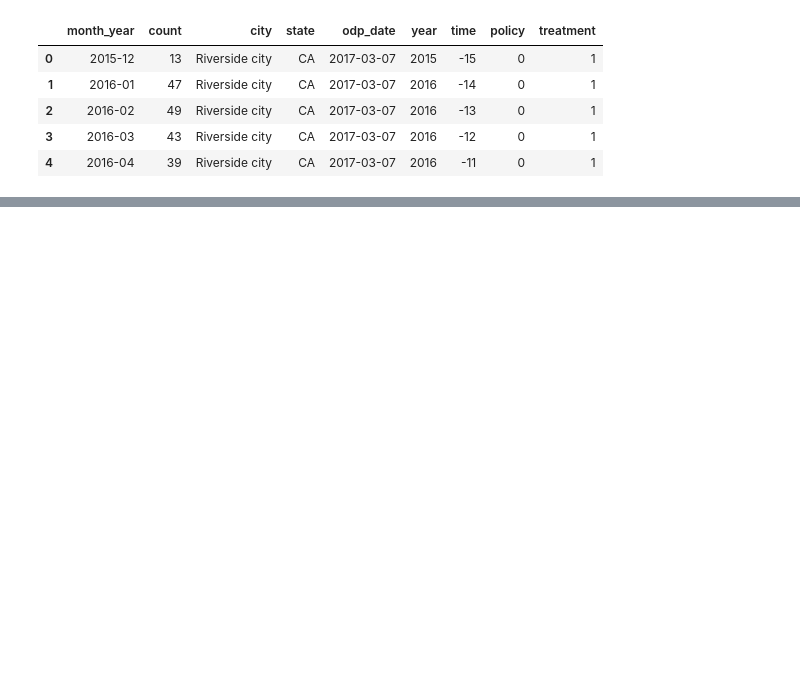
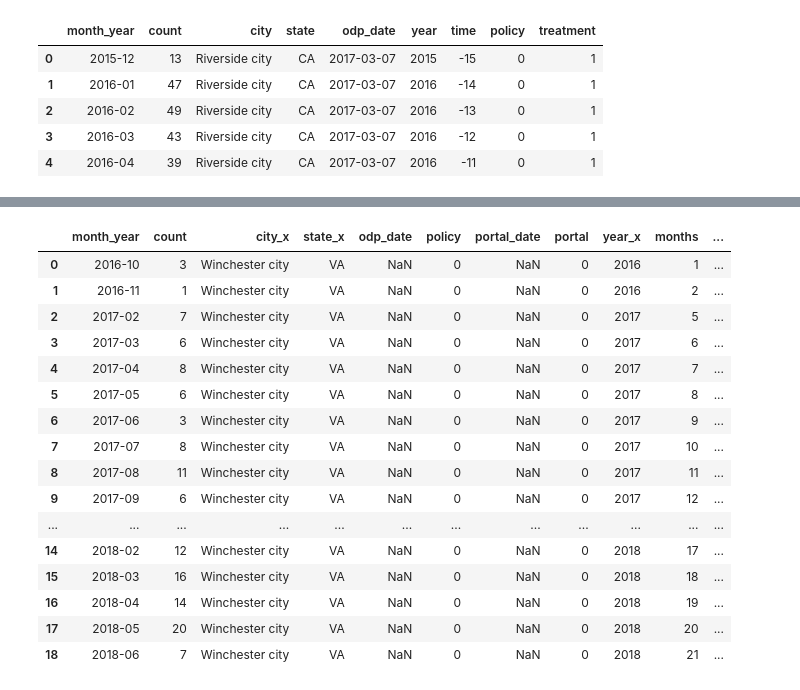
Before and after one commit to alenastern/Sunlight_FOIA, a Jupyter notebook: src/data/Data_Cleaning.ipynb, the cells around one changed output, grey strips where cells are left out. Saved outputs shown, nothing was run; the diff lists cells and outputs as text; code cells hidden in the pictures; blank space fills up the shorter version.

Commit message:
progress towards data clean

```diff
--- a/src/data/Data_Cleaning.ipynb
+++ b/src/data/Data_Cleaning.ipynb
@@ -51,20 +71,31 @@ md = {"Riverside city" : {
 	}}
 # %%
+data = pd.DataFrame(columns = ['month_year', 'count', 'city', 'state', 'odp_date', 'policy', 'portal_date', 'portal',
+                              'year', 'months', '2015', '2016', '2017', '2018'])
 for key, value in md.items():
-    city = re.findall(r'([^\s]+)', key)[0]
+    city = value['name']
     filepath = '/Users/alenastern/Google Drive File Stream/My Drive/Alena_Project/PR_Data/{}.csv'.format(city)
     try:
         df = pd.read_csv(filepath)
     except:
-        pass
-    print(df.columns)
+        try:
+            df = pd.read_csv(filepath, encoding='mac_roman')
+        except:
+            try:
+                df = pd.read_csv(filepath, engine = 'python')
+            except:
+                continue
+    print(key)
     df['Create Date'] = pd.to_datetime(df['Create Date'])
     df['month_year'] = df['Create Date'].dt.to_period('M')
     month_count = df.groupby('month_year').count()
     month_count.rename(index=str, columns={"Create Date": "count"}, inplace = True)
     month_count.reset_index(inplace=True)
-    print(month_count.head())
+
+
     mc = month_count[['month_year', 'count']]
+    #remove July data
+    mc = mc[(mc['month_year'] != '07-2018') & (mc['month_year'] != '2018-07') ]
     mc['city'] = key
     mc['state'] = value['state']
     if value['odp'] == "Y":
@@ -87,11 +118,17 @@ for key, value in md.items():
 
     first_month = min(df['month_year'])
 
+    #remove first month of data
+    mc = mc[mc['month_year'] != str(first_month)]
+
     mc['months'] = ((pd.to_datetime(mc['month_year']).dt.year - first_month.year) * 12 +
             pd.to_datetime(mc['month_year']).dt.month - first_month.month)
+
 
     mc['2015'] = np.where(mc['year']== 2015, 1, 0)
     mc['2016'] = np.where(mc['year']== 2016, 1, 0)
     mc['2017'] = np.where(mc['year']== 2017, 1, 0)
     mc['2018'] = np.where(mc['year']== 2018, 1, 0)
+
+    data = pd.concat([data, mc])
 # %% [output]
@@ -178,6 +217,7 @@ cd.head()
 # %%
-mc['city_state'] = mc['city'] + mc['state']
+data['city_state'] = data['city'] + data['state']
 cd['city_state'] = cd['city'] + cd['state_code']
-mc_mg = mc.merge(cd, how ='left', on = 'city_state')
+cd_mg = data.merge(cd, how ='left', on = 'city_state')
+cd_mg.rename(index=str, columns={'city_x': 'city'}, inplace = True)
 # %%
-mc_mg = mc_mg.merge(cities, how= 'left', left_on = 'city_x', right_on = 'city')
+mc_mg = cd_mg.merge(cities, how= 'left', on = 'city')
@@ -216,7 +276,7 @@ mc_mg['dem'] = np.where((mc_mg['Pol_Lean_State']== 'Lean Democrat') | (mc_mg['Po
 # %%
 # create interaction effect variables
 
-mc_mg['pop_treat'] = mc_mg['treatulation'] * mc_mg['policy']
+mc_mg['pop_treat'] = mc_mg['population'] * mc_mg['policy']
 mc_mg['age_treat'] = mc_mg['median_age'] * mc_mg['policy']
 mc_mg['rent_treat'] = mc_mg['median_gross_rent'] * mc_mg['policy']
 mc_mg['income_treat'] = mc_mg['median_income'] * mc_mg['policy']
@@ -233,7 +293,7 @@ mc_mg['mayor_treat'] = mc_mg['mayor_council'] * mc_mg['policy']
 mc_mg['manager_treat'] = mc_mg['council_manager'] * mc_mg['policy']
 mc_mg['dem_treat'] = mc_mg['dem'] * mc_mg['policy']
 mc_mg['rep_treat'] = mc_mg['rep'] * mc_mg['policy']
-mc_mg['time_treat'] = mc_mg['time'] * mc_mg['policy']
+mc_mg['time_treat'] = mc_mg['months'] * mc_mg['policy']
 # %%
 riverside = mc_mg[['month_year', 'count', 'city', 'state_x', 'time', 'policy', 'treatment', 'population',
                    'median_age', 'median_gross_rent', 'median_income', 'pct_25_34', 'pct_male',
@@ -241,3 +301,23 @@ riverside = mc_mg[['month_year', 'count', 'city', 'state_x', 'time', 'policy', '
                   '2016', '2017', '2018','mayor_council', 'council_manager', 'dem', 'rep']]
 # %%
 riverside.to_csv('riverside_clean.csv', index = False)
+# %%
+mc_mg[:100]
+# %% [output]
+|  | month_year | count | city_x | state_x | odp_date | policy | portal_date | portal | year_x | months | ... |
+| 0 | 2016-10 | 3 | Winchester city | VA | NaN | 0 | NaN | 0 | 2016 | 1 | ... |
+| 1 | 2016-11 | 1 | Winchester city | VA | NaN | 0 | NaN | 0 | 2016 | 2 | ... |
+| 2 | 2017-02 | 7 | Winchester city | VA | NaN | 0 | NaN | 0 | 2017 | 5 | ... |
+| 3 | 2017-03 | 6 | Winchester city | VA | NaN | 0 | NaN | 0 | 2017 | 6 | ... |
+| 4 | 2017-04 | 8 | Winchester city | VA | NaN | 0 | NaN | 0 | 2017 | 7 | ... |
+| 5 | 2017-05 | 6 | Winchester city | VA | NaN | 0 | NaN | 0 | 2017 | 8 | ... |
+| 6 | 2017-06 | 3 | Winchester city | VA | NaN | 0 | NaN | 0 | 2017 | 9 | ... |
+| 7 | 2017-07 | 8 | Winchester city | VA | NaN | 0 | NaN | 0 | 2017 | 10 | ... |
+| 8 | 2017-08 | 11 | Winchester city | VA | NaN | 0 | NaN | 0 | 2017 | 11 | ... |
+| 9 | 2017-09 | 6 | Winchester city | VA | NaN | 0 | NaN | 0 | 2017 | 12 | ... |
+| ... | ... | ... | ... | ... | ... | ... | ... | ... | ... | ... | ... |
+| 14 | 2018-02 | 12 | Winchester city | VA | NaN | 0 | NaN | 0 | 2018 | 17 | ... |
+| 15 | 2018-03 | 16 | Winchester city | VA | NaN | 0 | NaN | 0 | 2018 | 18 | ... |
+| 16 | 2018-04 | 14 | Winchester city | VA | NaN | 0 | NaN | 0 | 2018 | 19 | ... |
+| 17 | 2018-05 | 20 | Winchester city | VA | NaN | 0 | NaN | 0 | 2018 | 20 | ... |
+| 18 | 2018-06 | 7 | Winchester city | VA | NaN | 0 | NaN | 0 | 2018 | 21 | ... |
```
Also changed, not shown: parts of 22 cells of this notebook, 1 other file.
